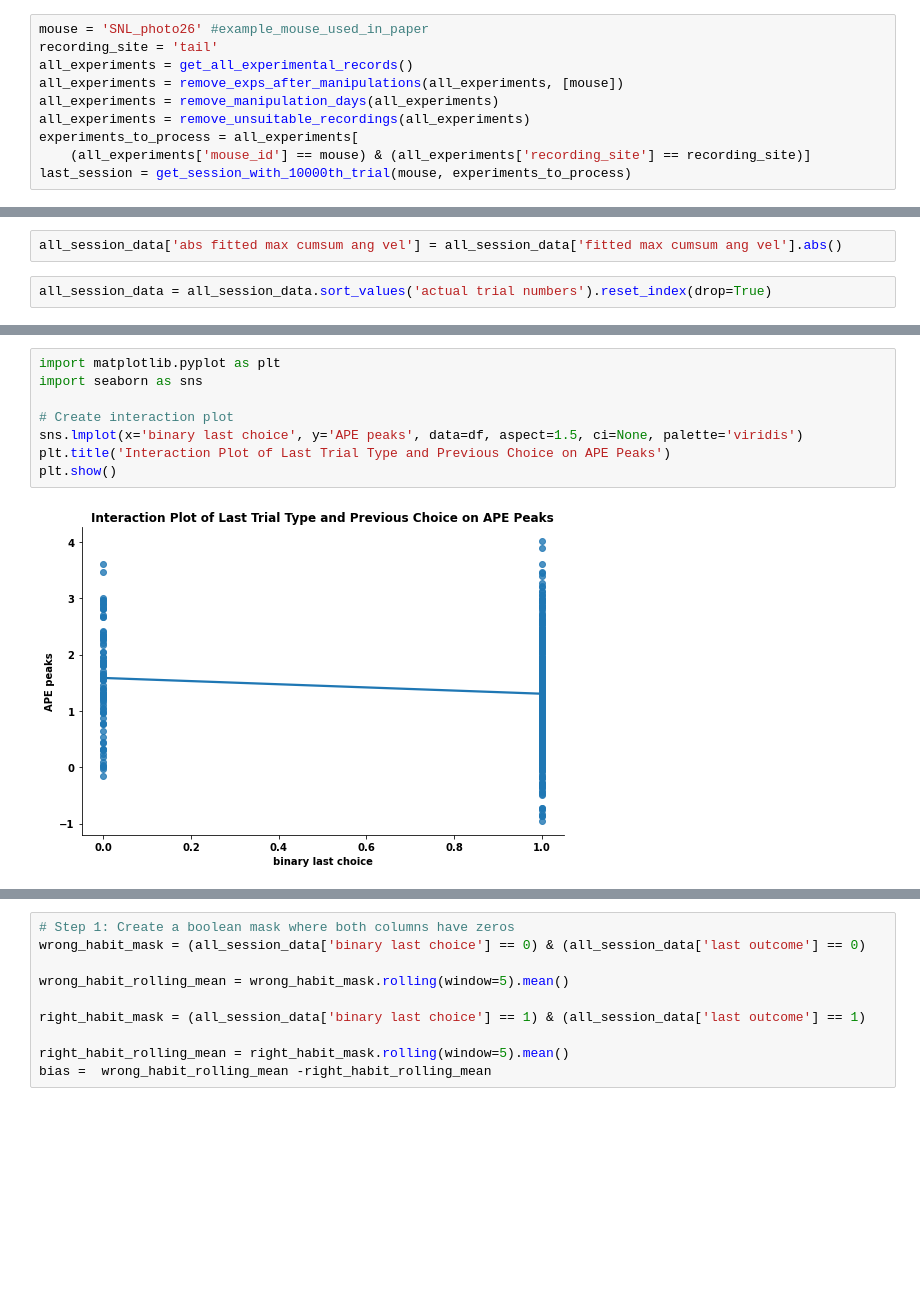
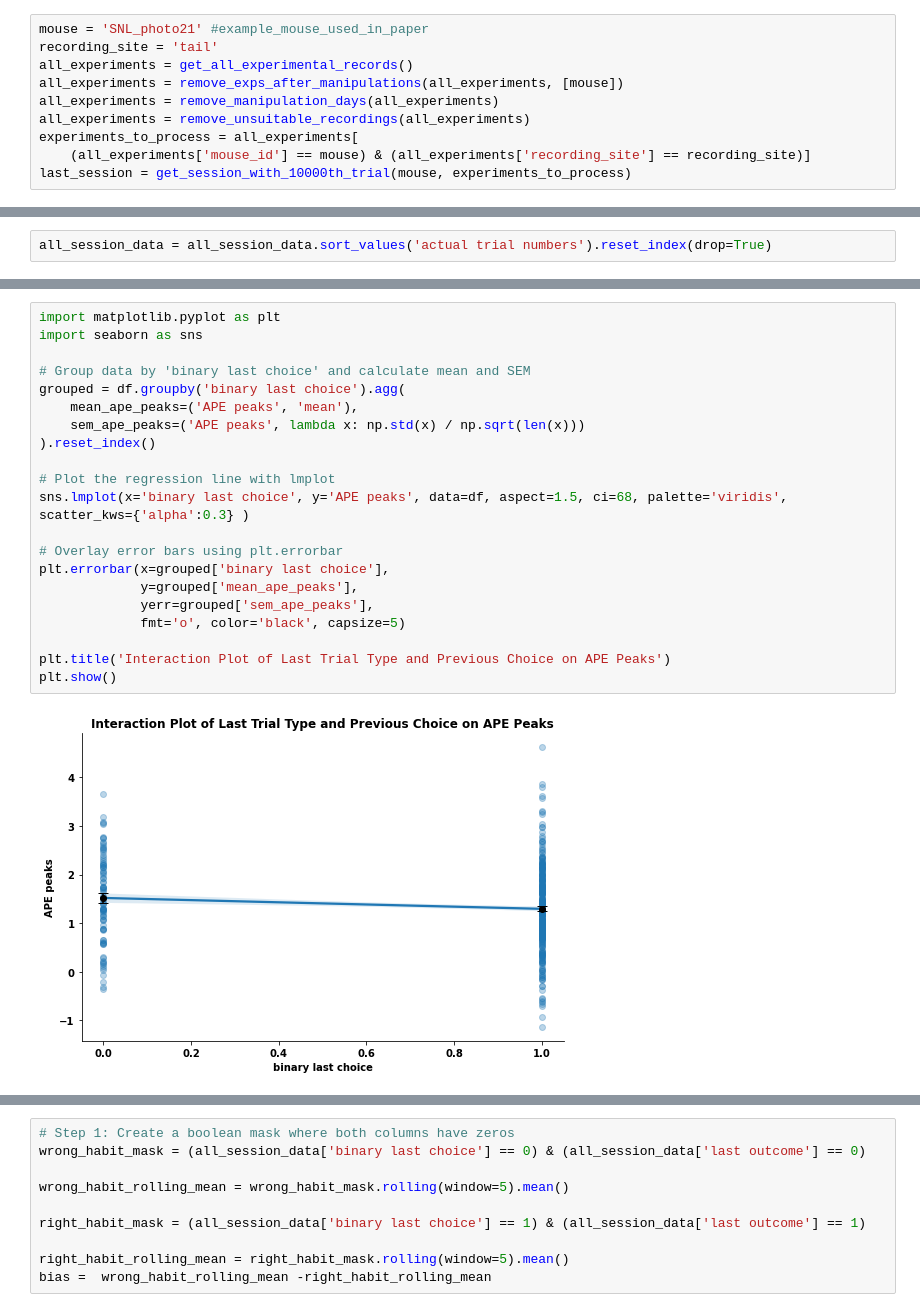
Before and after one commit to fgreenstreet/APE_paper, a Jupyter notebook: supp7/movement_vs_trial_num_regression/bias_analysis_all_trials_APE_size.ipynb, the cells around one changed output, grey strips where cells are left out. Cells and saved outputs as stored; diff of their text form; blank space fills up the shorter version.

```diff
--- a/supp7/movement_vs_trial_num_regression/bias_analysis_all_trials_APE_size.ipynb
+++ b/supp7/movement_vs_trial_num_regression/bias_analysis_all_trials_APE_size.ipynb
@@ -24,7 +24,7 @@ def get_session_with_10000th_trial(mouse, experiments):
     last_session_date = dates[last_session_idx]
     return(last_session_date)
 # %%
-mouse = 'SNL_photo26' #example_mouse_used_in_paper
+mouse = 'SNL_photo21' #example_mouse_used_in_paper
 recording_site = 'tail'
 all_experiments = get_all_experimental_records()
 all_experiments = remove_exps_after_manipulations(all_experiments, [mouse])
@@ -70,6 +69,4 @@ filtered_df = all_session_data[(all_session_data['side'] == 'contra') & (all_ses
 contra_trial_type = filtered_df['trial type'].unique()[0]
-# %%
-all_session_data['abs fitted max cumsum ang vel'] = all_session_data['fitted max cumsum ang vel'].abs()
 # %%
 all_session_data = all_session_data.sort_values('actual trial numbers').reset_index(drop=True)
 # %%
@@ -121,10 +112,23 @@ Notes:
 # %%
 import matplotlib.pyplot as plt
 import seaborn as sns
 
-# Create interaction plot
-sns.lmplot(x='binary last choice', y='APE peaks', data=df, aspect=1.5, ci=None, palette='viridis')
+# Group data by 'binary last choice' and calculate mean and SEM
+grouped = df.groupby('binary last choice').agg(
+    mean_ape_peaks=('APE peaks', 'mean'),
+    sem_ape_peaks=('APE peaks', lambda x: np.std(x) / np.sqrt(len(x)))
+).reset_index()
+
+# Plot the regression line with lmplot
+sns.lmplot(x='binary last choice', y='APE peaks', data=df, aspect=1.5, ci=68, palette='viridis',  scatter_kws={'alpha':0.3} )
+
+# Overlay error bars using plt.errorbar
+plt.errorbar(x=grouped['binary last choice'],
+             y=grouped['mean_ape_peaks'],
+             yerr=grouped['sem_ape_peaks'],
+             fmt='o', color='black', capsize=5)
+
 plt.title('Interaction Plot of Last Trial Type and Previous Choice on APE Peaks')
 plt.show()
 # %% [output]
-[figure, old version]
+[figure, new version]
```
Also changed, not shown: parts of 19 cells of this notebook.
